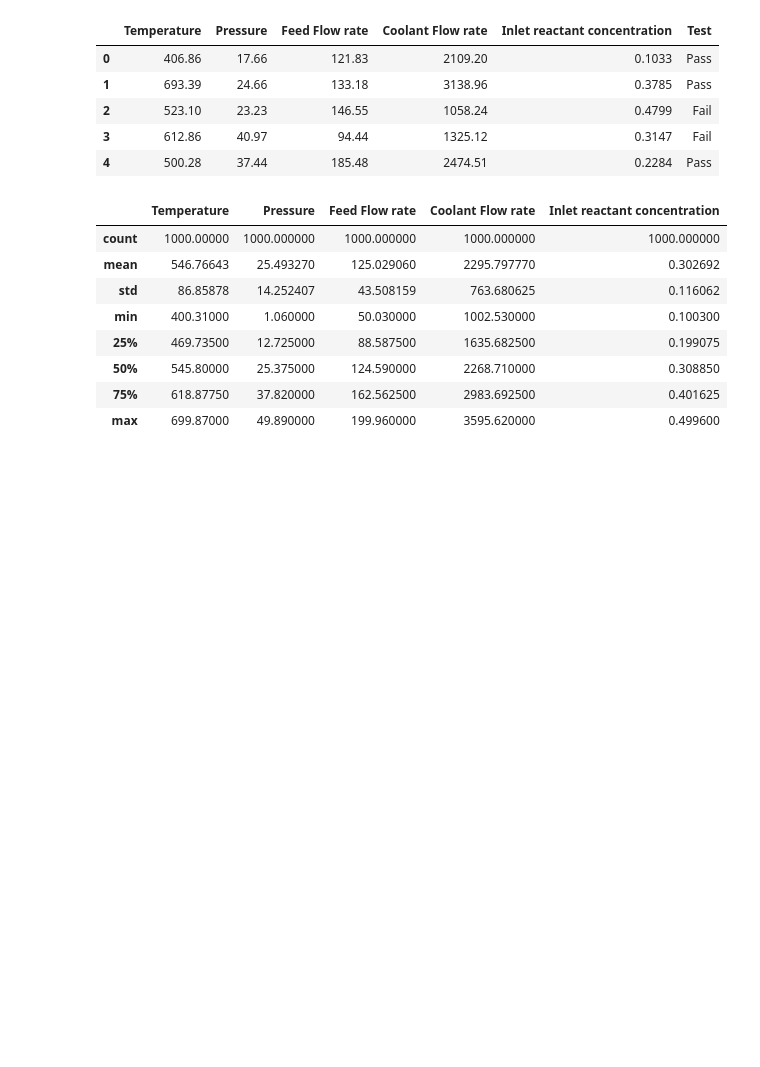
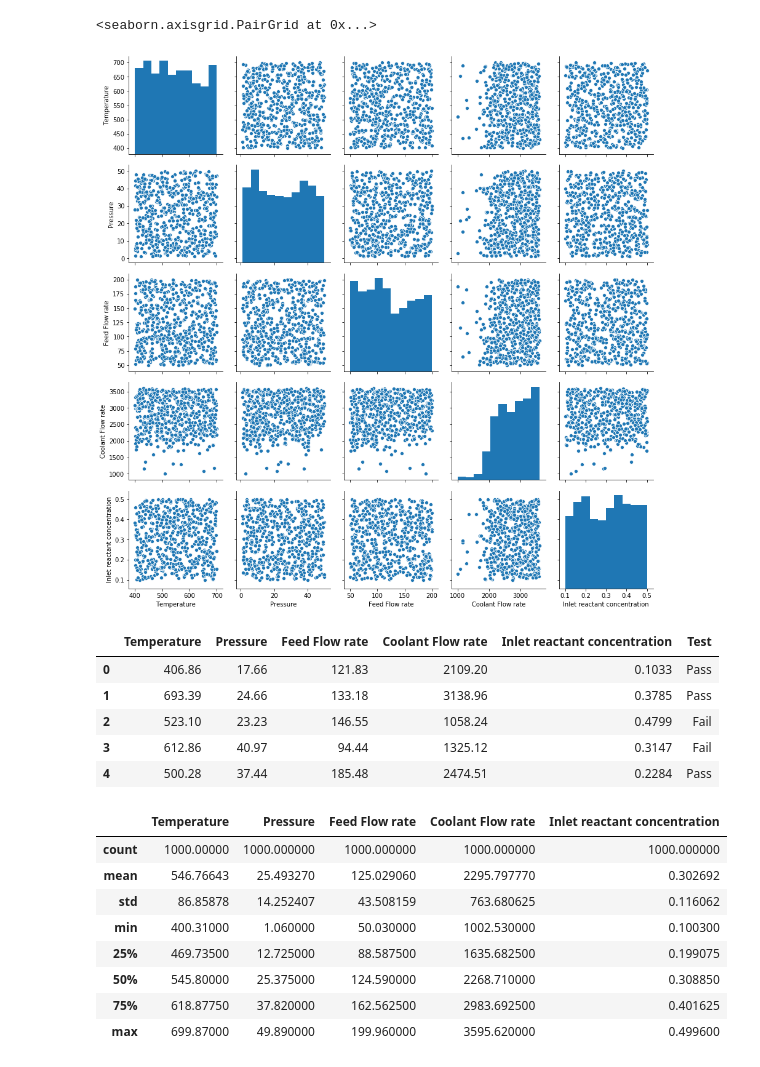
Before and after one commit to Kamesh-K/CH5019-Project, a Jupyter notebook: Question_2/Statistics.ipynb, the cells around one changed output. Saved outputs shown, nothing was run; the diff lists cells and outputs as text; code cells hidden in the pictures; blank space fills up the shorter version.

Commit message:
Adding pair plots

```diff
--- a/Question_2/Statistics.ipynb
+++ b/Question_2/Statistics.ipynb
@@ -7,6 +9,11 @@ import matplotlib.pyplot as plt
 import plotly.express as px
 import plotly.graph_objs as go
 df = pd.read_excel('Dataset_Question2.xlsx')
+# %%
+sns.pairplot(PassTest)
+# %% [output]
+<seaborn.axisgrid.PairGrid at 0x...>
+[figure, added]
 # %%
 df.head()
 # %% [output]
```
Also changed, not shown: parts of 1 cell of this notebook.
